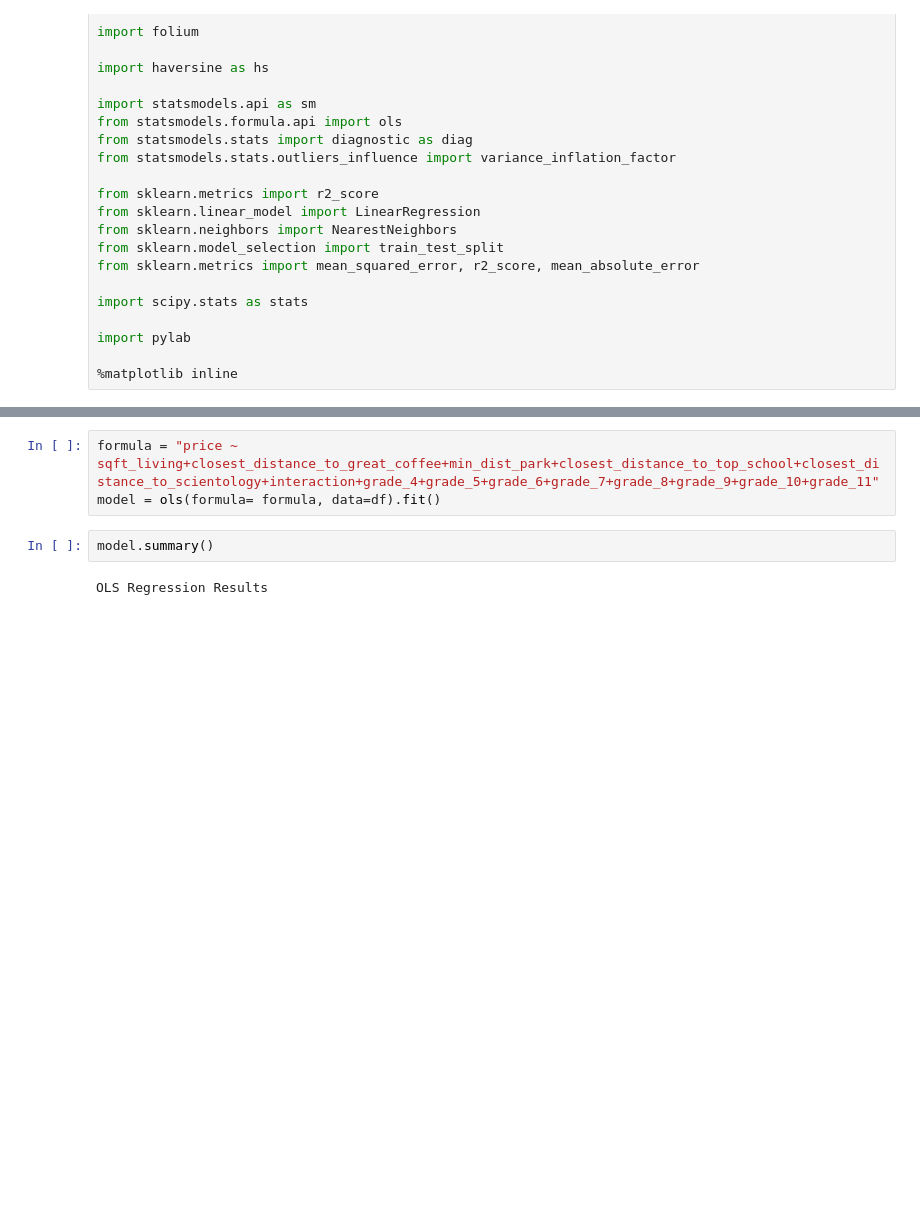
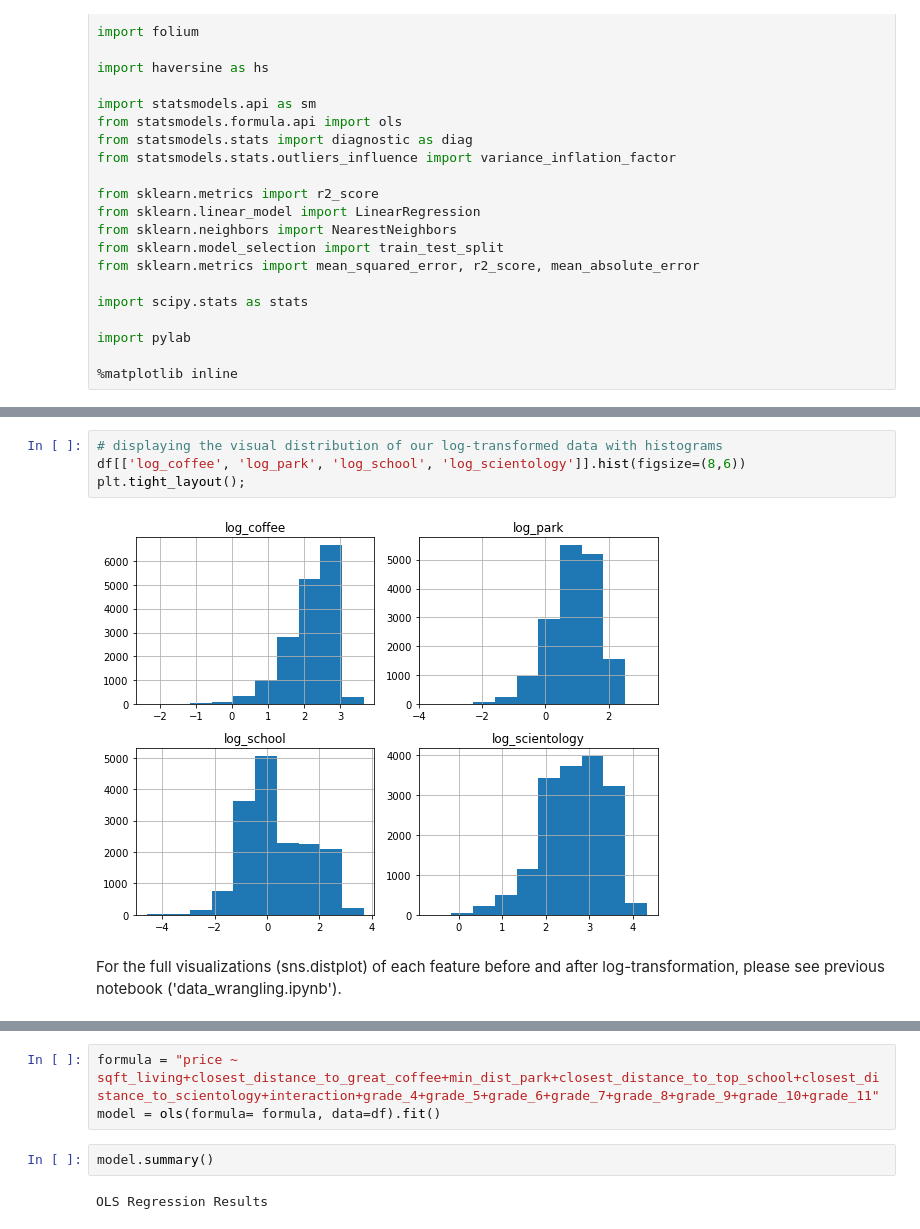
Before and after one commit to dtunnicliffe/house-price-regression-project, a Jupyter notebook: models.ipynb, the cells around one changed output, grey strips where cells are left out. Saved outputs shown, nothing was run; the diff lists cells and outputs as text; blank space fills up the shorter version.

```diff
--- a/models.ipynb
+++ b/models.ipynb
@@ -94,0 +102,8 @@ R^2:  0.6308144610145117
+# %%
+# displaying the visual distribution of our log-transformed data with histograms
+df[['log_coffee', 'log_park', 'log_school', 'log_scientology']].hist(figsize=(8,6))
+plt.tight_layout();
+# %% [output]
+[figure, added]
+# %% [markdown]
+For the full visualizations (sns.distplot) of each feature before and after log-transformation, please see previous notebook ('data_wrangling.ipynb').
```
Also changed, not shown: parts of 78 cells of this notebook.
